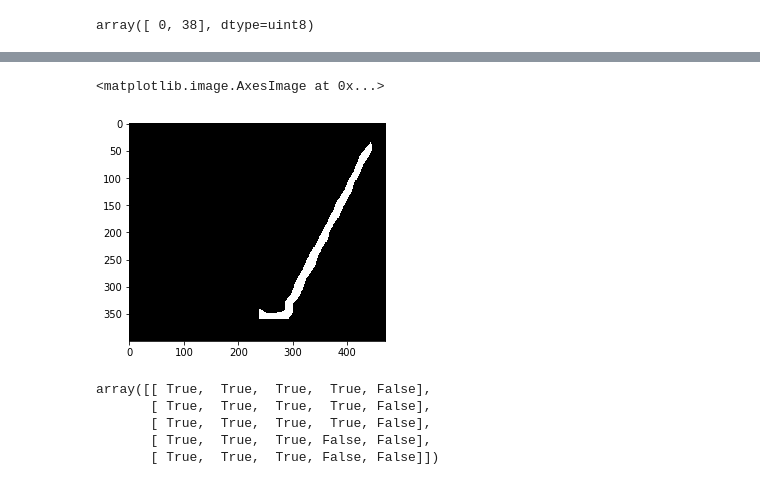
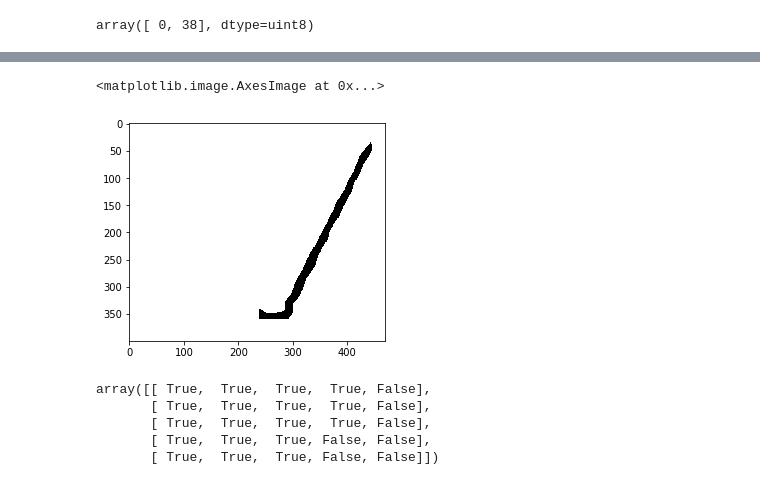
Before and after one commit to michaelkihm/Ceramics_Segmentation, a Jupyter notebook: preprocess_data.ipynb, the cells around one changed output, grey strips where cells are left out. Drawn from its saved outputs; the diff is of its cells as text; code cells hidden in the pictures.

```diff
--- a/preprocess_data.ipynb
+++ b/preprocess_data.ipynb
@@ -103,13 +113,15 @@ array([ 0, 38], dtype=uint8)
 np.unique(img)
 mask = np.zeros(shape=(*(img.shape),len(np.unique(img))))
 # %%
-mask[:,:,0] = np.logical_not(np.logical_or(mask[:,:,0],img))
-mask[:,:,1] = np.logical_or(mask[:,:,1],img)
+#mask[:,:,0] = np.logical_not(np.logical_or(mask[:,:,0],img))
+#mask[:,:,1] = np.logical_or(mask[:,:,1],img)
+mask[:,:,0] = (img == 0)
+mask[:,:,1] = (img == 38)
 # %%
-plt.imshow(mask[:,:,1],cmap='gray')
+plt.imshow(mask[:,:,0],cmap='gray')
 # %% [output]
 <matplotlib.image.AxesImage at 0x...>
-[figure, old version]
+[figure, new version]
 # %%
 a = np.array([[0,0,0,0,38], [0,0,0,0,38], [0,0,0,0,38], [0,0,0,38,38], [0,0,0,38,38]])
 b = np.zeros_like(a)
```
Also changed, not shown: parts of 2 cells of this notebook.
